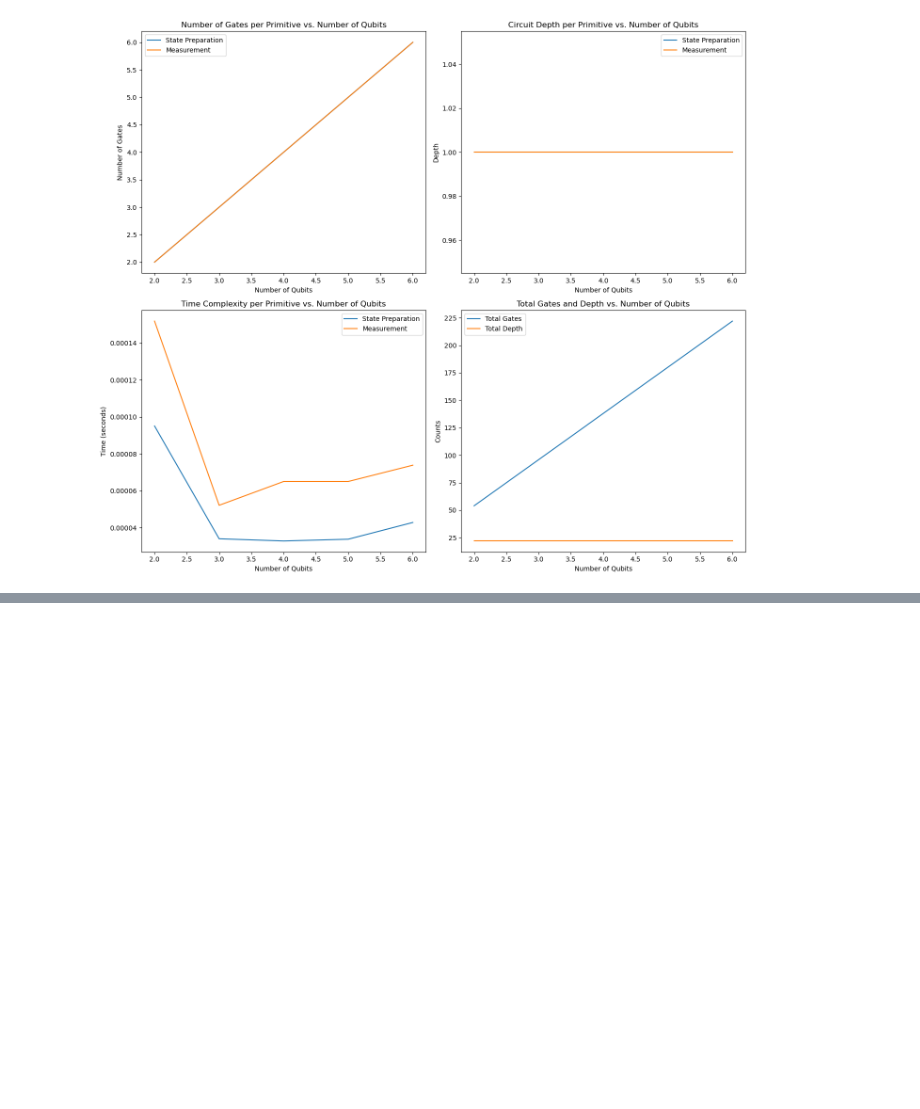
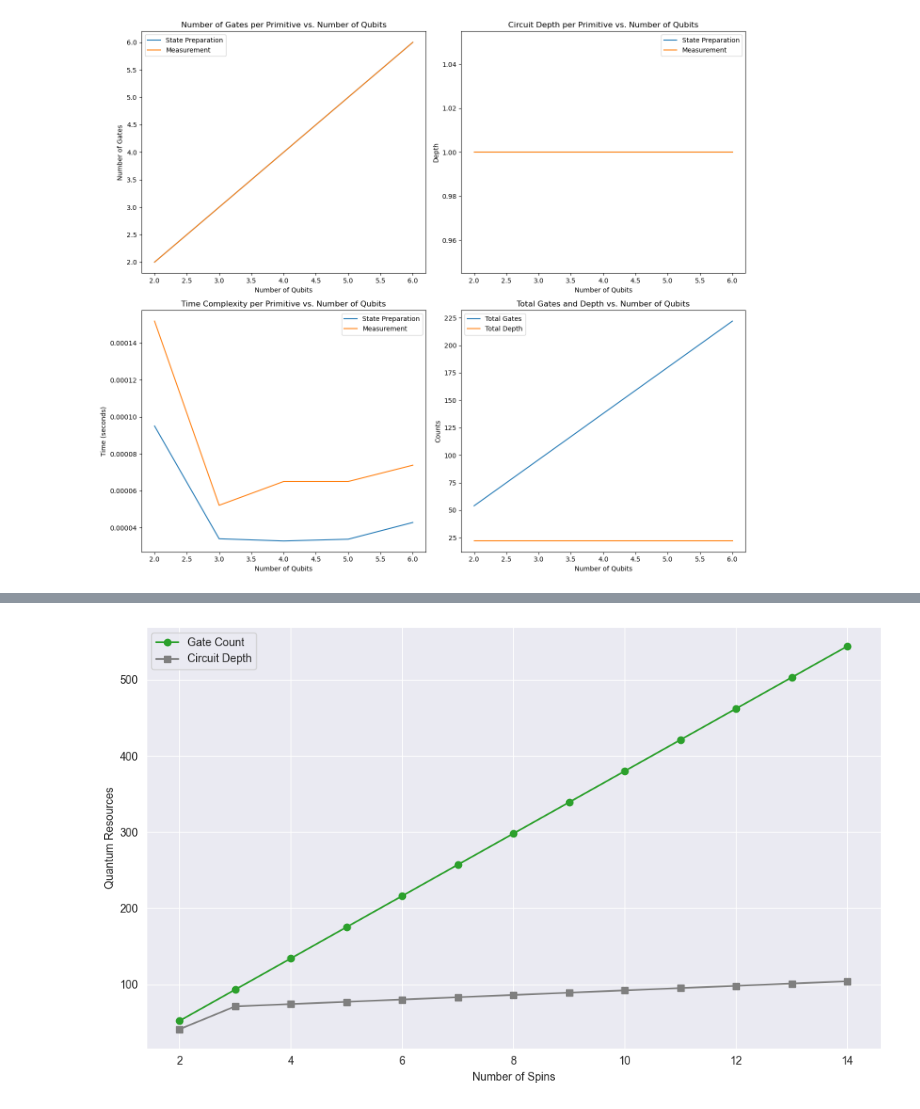
Before and after one commit to delgadoandrea/quantum-ready-primitives, a Jupyter notebook: ising.ipynb, the cells around one changed output, grey strips where cells are left out. Cells and saved outputs as stored; diff of their text form; code cells hidden in the pictures; blank space fills up the shorter version.

```diff
--- a/ising.ipynb
+++ b/ising.ipynb
@@ -126,3 +126,86 @@ plt.tight_layout()
 plt.show()
 # %% [output]
 [figure]
+# %%
+import pennylane as qml
+from pennylane import numpy as np
+import matplotlib.pyplot as plt
+import seaborn as sns
+
+# Set up Seaborn style
+sns.set_style("darkgrid")
+sns.set_palette("Greens")
+
+# Parameters for the Ising model and Trotterization
+J = 1.0  # Interaction strength
+h = 1.0  # Magnetic field strength
+t_total = 1.0  # Total evolution time
+trotter_steps = 10  # Number of Trotter steps
+dt = t_total / trotter_steps  # Time step per Trotter iteration
+
+# Range of spins to simulate
+spin_range = range(2, 15)  # From 2 up to 14 spins
+gate_counts = []
+circuit_depths = []
+
+# Function to build a Trotterized quantum circuit for time evolution
+def ising_time_evolution(n_spins, trotter_steps):
+    dev = qml.device("default.qubit", wires=n_spins)
+
+    # Define the Ising Hamiltonian terms as separate functions
+    def zz_interaction():
+        for i in range(n_spins - 1):
+            qml.CNOT(wires=[i, i + 1])
+            qml.RZ(-2 * J * dt, wires=i + 1)
+            qml.CNOT(wires=[i, i + 1])
+
+    def x_interaction():
+        for i in range(n_spins):
+            qml.RX(-2 * h * dt, wires=i)
+
+    # Define the Trotterized quantum circuit
+    @qml.qnode(dev)
+    def circuit():
+        # Apply initial Hadamard gates to put each qubit into the superposition state
+        for i in range(n_spins):
+            qml.Hadamard(wires=i)
+
+        # Apply Trotterized evolution
+        for _ in range(trotter_steps):
+            zz_interaction()
+            x_interaction()
+
+        return qml.state()  # Return the final state for reference
+
+    # Execute the circuit once to measure gate count and depth
+    circuit()
+    gate_count = len(circuit.qtape.operations)
+    circuit_depth = circuit.qtape.graph.get_depth()
+
+    return gate_count, circuit_depth
+
+# Collect gate count and circuit depth data for each number of spins
+for n_spins in spin_range:
+    gate_count, circuit_depth = ising_time_evolution(n_spins, trotter_steps)
+    gate_counts.append(gate_count)
+    circuit_depths.append(circuit_depth)
+    print(f"Spins: {n_spins}, Gate Count: {gate_count}, Circuit Depth: {circuit_depth}")
+
+# Plotting the gate count and circuit depth as functions of the number of spins
+plt.figure(figsize=(10, 6))
+
+# Plot gate count
+plt.plot(spin_range, gate_counts, label="Gate Count", marker='o', color ="#2ca02c" )
+
+# Plot circuit depth
+plt.plot(spin_range, circuit_depths, label="Circuit Depth", marker='s', color="#7f7f7f"  )
+
+# Labels and title
+plt.xlabel("Number of Spins")
+plt.ylabel("Quantum Resources")
+#plt.title("Gate Count and Circuit Depth for Trotterized Time Evolution of Ising Model")
+plt.legend()
+
+plt.tight_layout()
+plt.show()
+# %% [output]
@@ -128,0 +225 @@ plt.show()
+[figure, added]
```
Also changed, not shown: parts of 2 cells of this notebook, 3 other files.
